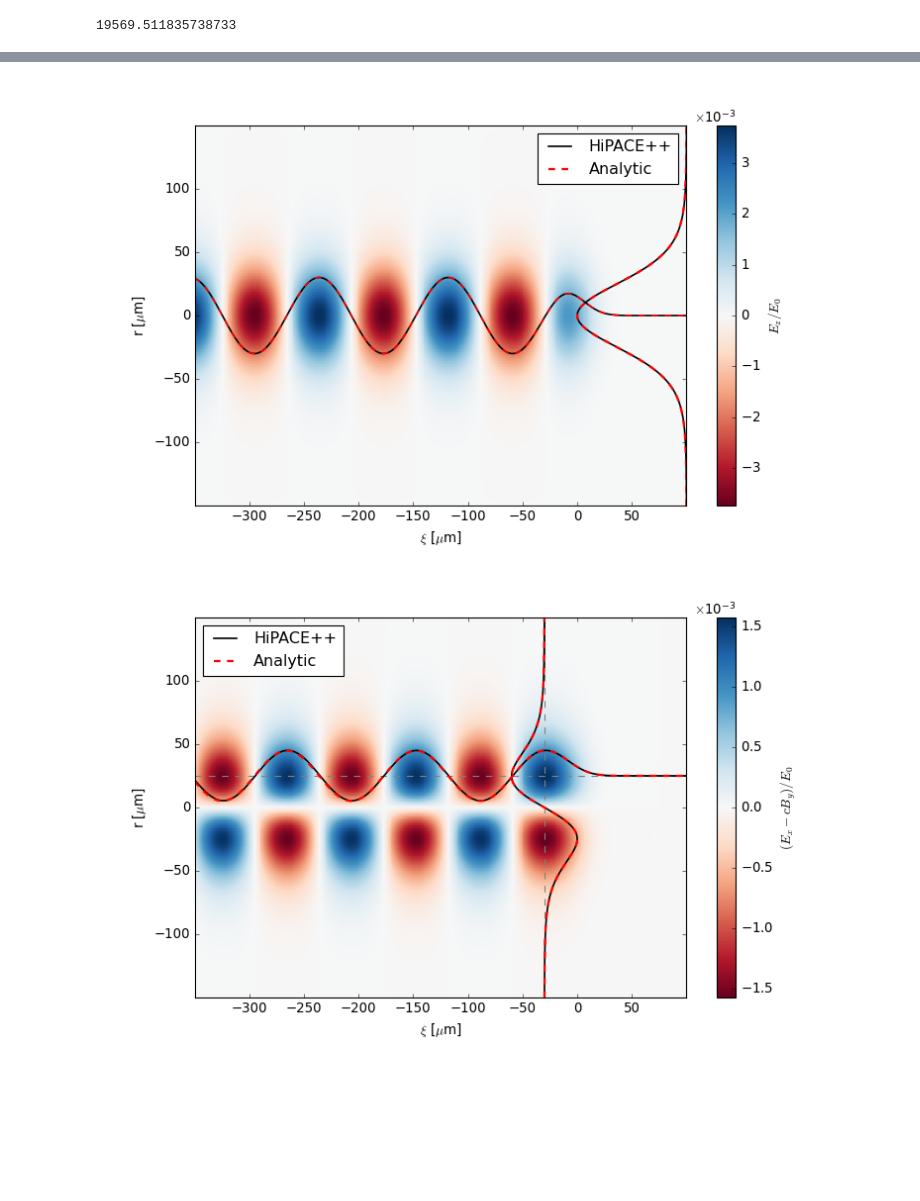
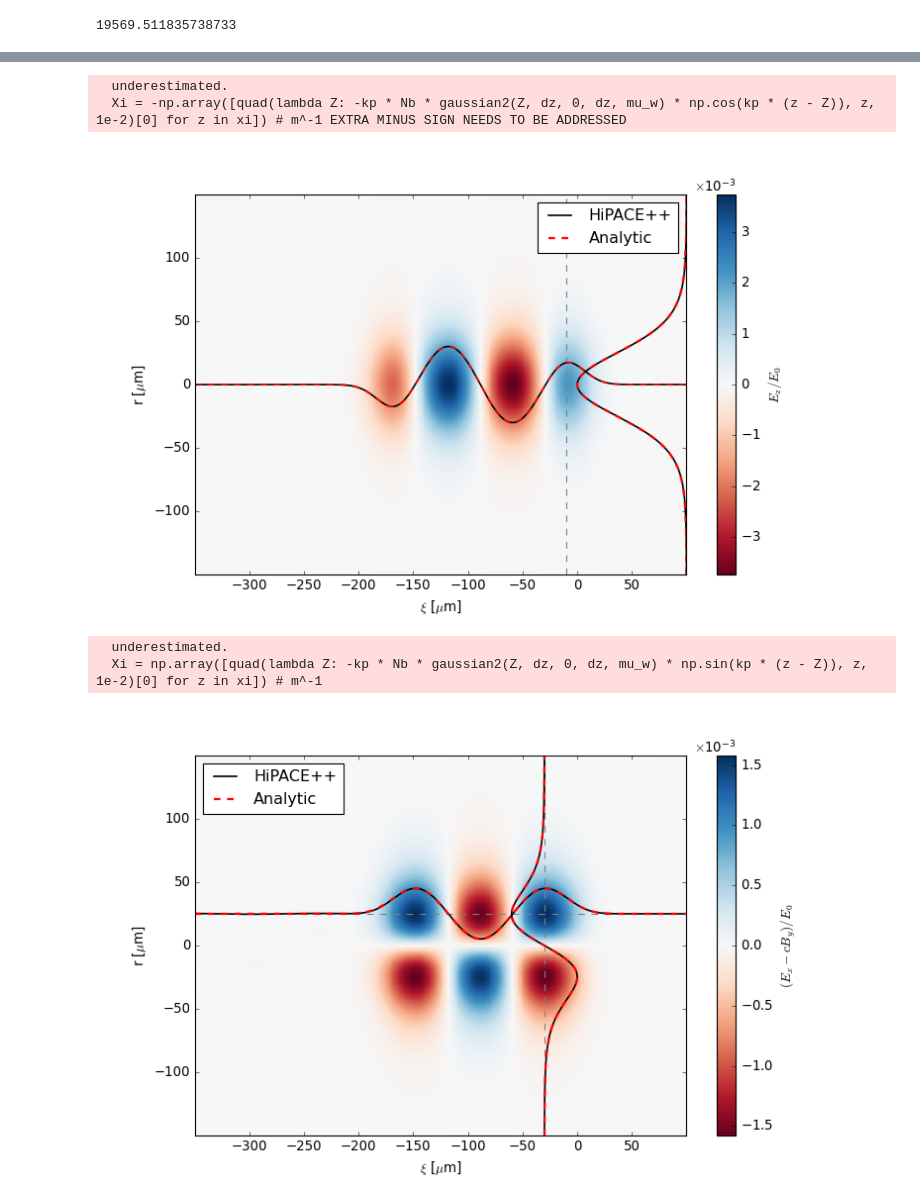
Before and after one commit to MaxVarverakis/PositronPWFA, a Jupyter notebook: linearWF_analysis.ipynb, the cells around one changed output, grey strips where cells are left out. Saved outputs shown, nothing was run; the diff lists cells and outputs as text; code cells hidden in the pictures; blank space fills up the shorter version.

Commit message:
Beam loading (linear regime)

```diff
--- a/linearWF_analysis.ipynb
+++ b/linearWF_analysis.ipynb
@@ -23,7 +55,7 @@ from mpl_toolkits.axes_grid1 import make_axes_locatable
 from matplotlib.patches import ConnectionPatch
 
 import sys
-sys.path.append('/Users/max/HiPACE/src/hipace/tools/')
+sys.path.append('/Users/max/HiPACE/hipace/tools/')
 import read_insitu_diagnostics as diag
 
 plt.rc('text', usetex = True)
@@ -38,12 +70,19 @@ plt.style.use('classic')
 from scipy.integrate import quad
 import scipy.special as special
 
-g = False
+g = True
+l = True
 
 if g:
-    d = 'Gaussian'
+    if l:
+        d = 'LoadedGaussian'
+    else:
+        d = 'Gaussian'
 else:
-    d = 'Step'
+    if l:
+        d = 'LoadedStep'
+    else:
+        d = 'Step'
 
 ts = LpaDiagnostics('/Users/max/HiPACE/recovery/diags/hdf5/linearSI/' + d + '/', check_all_files = True)
 beamInsitu = diag.read_file('/Users/max/HiPACE/recovery/diags/insitu/linearSI/' + d + '/reduced_beam.0000.txt')
@@ -53,6 +92,7 @@ ExmBy, info = ts.get_field('ExmBy', iteration = 0)
 EZ, _ = ts.get_field('Ez', iteration = 0)
 rho, _ = ts.get_field('rho', iteration = 0)
 By, _ = ts.get_field('By', iteration = 0)
+jz, _ = ts.get_field('jz_beam', iteration = 0)
 # %%
 def ppc(x, y, z):
     return (53 * x) * (69 * y) * (34 * z)
@@ -368,3 +440,8 @@ else:
 n0 = 8e16   # cm^-3
 dr = 20e-6  # m
 dz = 15e-6  # m
+
+kp = skinDepth(n0) ** -1 # m^-1
+xi0 = -3 * np.pi / kp # m
+# print(xi0)
+domain, uSim = EDensitySim(xyz = True)
@@ -628,6 +720,12 @@ plt.show()
 # %%
-_, R, _ = Ez(r, dr, xi, dz, Nb, n0, gauss = g, eV = False)
-z = longitudinal(xi, dz, Nb, n0, False, gauss = g)
+_, R, _ = Ez(r, dr, xi, dz, Nb, n0, gauss = g, load = l, mu_w = xi0, eV = False)
+z = longitudinal(xi, dz, Nb, n0, False, gauss = g, load = l, mu_w = xi0)
+
+Xoff = 25e-6
+Zoff = -10e-6
+# Zoff = -85e-6
+Xid = np.argmin(abs(info.z - Xoff))
+Zid = np.argmin(abs(info.z - Zoff))
 
 idx = np.argmin(abs(info.z + 120e-6))
 
@@ -638,12 +736,17 @@ sPeak = np.argmax(z[m2])
 
 plt.close()
 plt.figure(10, figsize = (10, 6), facecolor = 'w')
-img = plt.pcolormesh(1e6 * info.z, 1e6 * info.x, EZ[:, 511//2].T / E0(n0), cmap = 'RdBu')
+# img = plt.pcolormesh(1e6 * info.z, 1e6 * info.x, EZ[:, 511//2].T / E0(n0), cmap = 'RdBu')
+img = plt.pcolormesh(1e6 * info.z, 1e6 * info.x, EZ.T / E0(n0), cmap = 'RdBu')
 
-plt.plot(-1e2 * max(abs(EZ[0, 511//2]))**-1 * EZ[0, 511//2] + 100, 1e6 * info.x, 'k', linewidth = 1.5, label = 'HiPACE++')
+# plt.plot(-1e2 * max(abs(EZ[0, 511//2]))**-1 * EZ[0, 511//2] + 100, 1e6 * info.x, 'k', linewidth = 1.5, label = 'HiPACE++')
+plt.plot(-1e2 * max(abs(EZ[Zid]))**-1 * EZ[Zid] + 100, 1e6 * info.x, 'k', linewidth = 1.5, label = 'HiPACE++')
 plt.plot(-1e2 * max(R)**-1 * R + 100, 1e6 * r, 'r--', linewidth = 2., label = 'Analytic')
 
-plt.plot(1e6 * info.z, 30 * max(abs(EZ[:, 511//2, 511//2]))**-1 * EZ[:, 511//2, 511//2], 'k', linewidth = 1.5)
+plt.vlines(Zoff * 1e6, 1e6 * info.xmin, 1e6 * info.xmax, 'gray', linestyle = '--')
+
+# plt.plot(1e6 * info.z, 30 * max(abs(EZ[:, 511//2, 511//2]))**-1 * EZ[:, 511//2, 511//2], 'k', linewidth = 1.5)
+plt.plot(1e6 * info.z, 30 * max(abs(EZ[:, 511//2]))**-1 * EZ[:, 511//2], 'k', linewidth = 1.5)
 plt.plot(1e6 * xi, 30 * max(abs(z))**-1 * z, 'r--', linewidth = 1.5)
 # plt.scatter(-1e6 * xi[m1][fPeak], 30 * max(abs(z))**-1 * z[m1][fPeak], c = 'b')
 # plt.scatter(-1e6 * xi[m2][sPeak], 30 * max(abs(z))**-1 * z[m2][sPeak], c = 'b')
@@ -658,51 +761,58 @@ cb.formatter.set_powerlimits((0, 0))
 cb.formatter.set_useMathText(True)
 cb.set_label(r'$E_z/E_0$')
 plt.legend()
-# plt.savefig('images/GaussianEzBoth.png')
+# plt.savefig('images/GaussianEzBothLoaded.png')
 plt.show()
 
 # print(abs(z[m1][fPeak] / z[m2][sPeak]))
 # %% [output]
+  underestimated.
+  Xi = -np.array([quad(lambda Z: -kp * Nb * gaussian2(Z, dz, 0, dz, mu_w) * np.cos(kp * (z - Z)), z, 1e-2)[0] for z in xi]) # m^-1 EXTRA MINUS SIGN NEEDS TO BE ADDRESSED
-[figure, old version]
+[figure, new version]
 # %%
-Xi, R, E_r = Er(r, dr, xi, dz, Nb, n0, gauss = g, eV = False)
-z = longitudinal(xi, dz, Nb, n0, True, gauss = g)
+Xi, R, E_r = Er(r, dr, xi, dz, Nb, n0, gauss = g, load = l, mu_w = xi0, eV = False)
+z = longitudinal(xi, dz, Nb, n0, True, gauss = g, load = l, mu_w = xi0)
 
 Xoff = 25e-6
 Zoff = -30e-6
 # Zoff = -85e-6
 Xid = np.argmin(abs(info.z - Xoff))
 Zid = np.argmin(abs(info.z - Zoff))
 
 plt.close()
 plt.figure(12, figsize = (10, 6), facecolor = 'w')
-img = plt.pcolormesh(1e6 * info.z, 1e6 * info.x, ExmBy[:, 511//2].T / E0(n0), cmap = 'RdBu')
+# img = plt.pcolormesh(1e6 * info.z, 1e6 * info.x, ExmBy[:, 511//2].T / E0(n0), cmap = 'RdBu')
+img = plt.pcolormesh(1e6 * info.z, 1e6 * info.x, ExmBy.T / E0(n0), cmap = 'RdBu')
 
 plt.hlines(1e6 * Xoff, 1e6 * info.zmin, 1e6 * info.zmax, linestyles = '--', linewidth = 1., color = 'gray')
 plt.vlines(1e6 * Zoff, 1e6 * info.xmin, 1e6 * info.xmax, linestyles = '--', linewidth = 1., color = 'gray')
 
-plt.plot(-.3e2 * max(abs(ExmBy[Zid, 511//2]))**-1 * ExmBy[Zid, 511//2] + 1e6 * Zoff, 1e6 * info.x, 'k', linewidth = 1.5, label = 'HiPACE++')
+# plt.plot(-.3e2 * max(abs(ExmBy[Zid, 511//2]))**-1 * ExmBy[Zid, 511//2] + 1e6 * Zoff, 1e6 * info.x, 'k', linewidth = 1.5, label = 'HiPACE++')
+plt.plot(-.3e2 * max(abs(ExmBy[Zid]))**-1 * ExmBy[Zid] + 1e6 * Zoff, 1e6 * info.x, 'k', linewidth = 1.5, label = 'HiPACE++')
 plt.plot(-.3e2 * max(R)**-1 * R + 1e6 * Zoff, 1e6 * r, 'r--', linewidth = 2., label = 'Analytic')
 
-plt.plot(1e6 * info.z, 20 * max(abs(ExmBy[:, Xid, Xid]))**-1 * ExmBy[:, Xid, Xid] + 1e6 * Xoff, 'k', linewidth = 1.5)
+# plt.plot(1e6 * info.z, 20 * max(abs(ExmBy[:, Xid, Xid]))**-1 * ExmBy[:, Xid, Xid] + 1e6 * Xoff, 'k', linewidth = 1.5)
+plt.plot(1e6 * info.z, 20 * max(abs(ExmBy[:, Xid]))**-1 * ExmBy[:, Xid] + 1e6 * Xoff, 'k', linewidth = 1.5)
 plt.plot(1e6 * xi, 20 * max(abs(z))**-1 * z + 1e6 * Xoff, 'r--', linewidth = 2.)
 # plt.plot(1e6 * info.z, 30 * max(abs(ExmBy[:, 511//4, 511//2]))**-1 * ExmBy[:, 511//2, 511//2], 'k', linewidth = 1.)
 # plt.plot(-1e6 * xi, 30 * max(Xi)**-1 * Xi, 'r--', linewidth = 2.)
 
 plt.xlim(1e6 * info.zmin, 1e6 * info.zmax)
 plt.ylim(1e6 * info.xmin, 1e6 * info.xmax)
 plt.xlabel(r'$\xi$ [$\mu$m]')
 plt.ylabel(r'r [$\mu$m]')
 
 cb = plt.colorbar(img)
 cb.formatter.set_powerlimits((0, 0))
 cb.formatter.set_useMathText(True)
 cb.set_label(r'$(E_x-cB_y)/E_0$')
 plt.legend(loc = 'upper left')
-# plt.savefig('images/GaussianErBoth.png')
+# plt.savefig('images/GaussianErBothLoaded.png')
 plt.show()
 # %% [output]
+  underestimated.
+  Xi = np.array([quad(lambda Z: -kp * Nb * gaussian2(Z, dz, 0, dz, mu_w) * np.sin(kp * (z - Z)), z, 1e-2)[0] for z in xi]) # m^-1
-[figure, old version]
+[figure, new version]
 # %%
 _, _, n_1 = n1(r, dr, xi, dz, Nb, n0, gauss = g)
 
```
Also changed, not shown: parts of 13 cells of this notebook, 5 other files.
